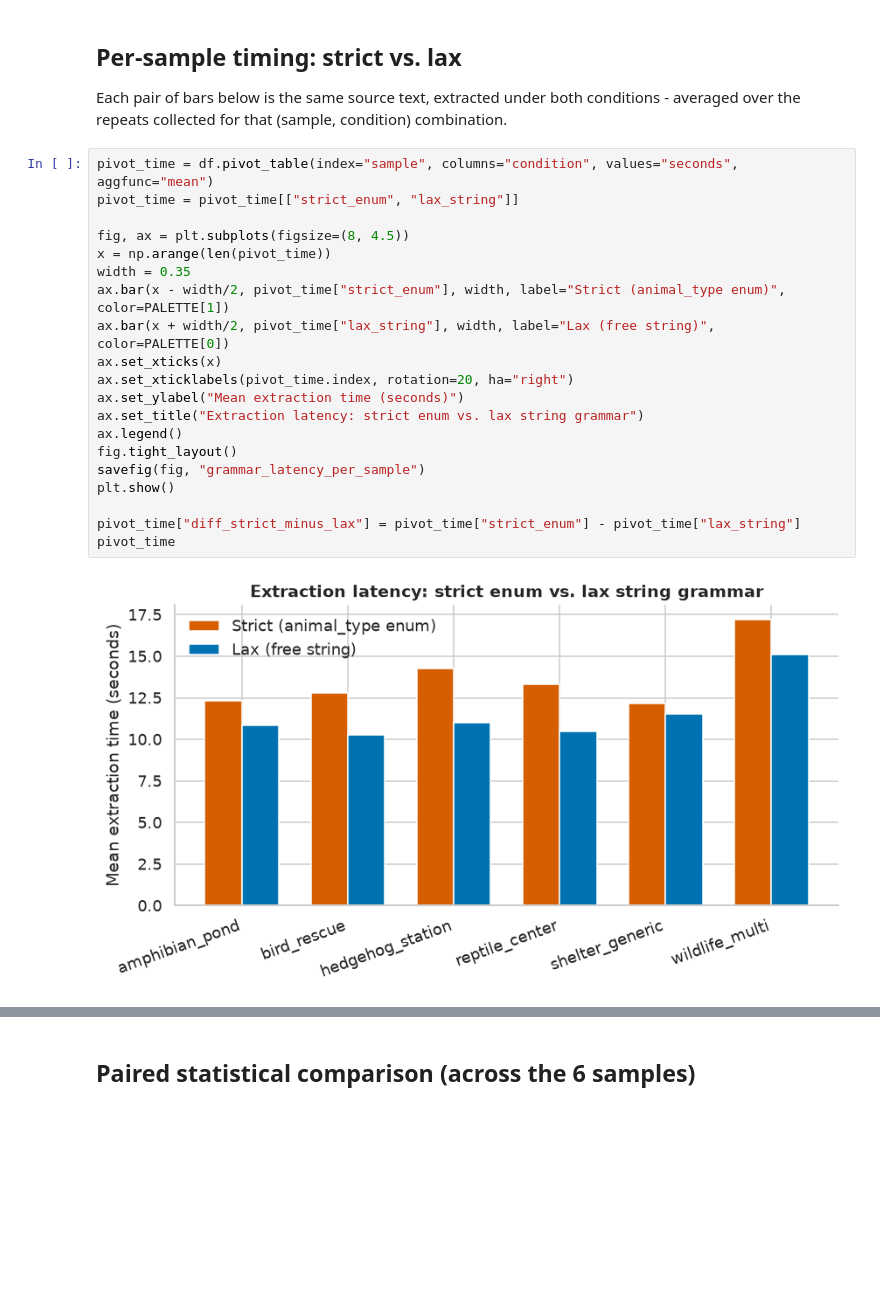
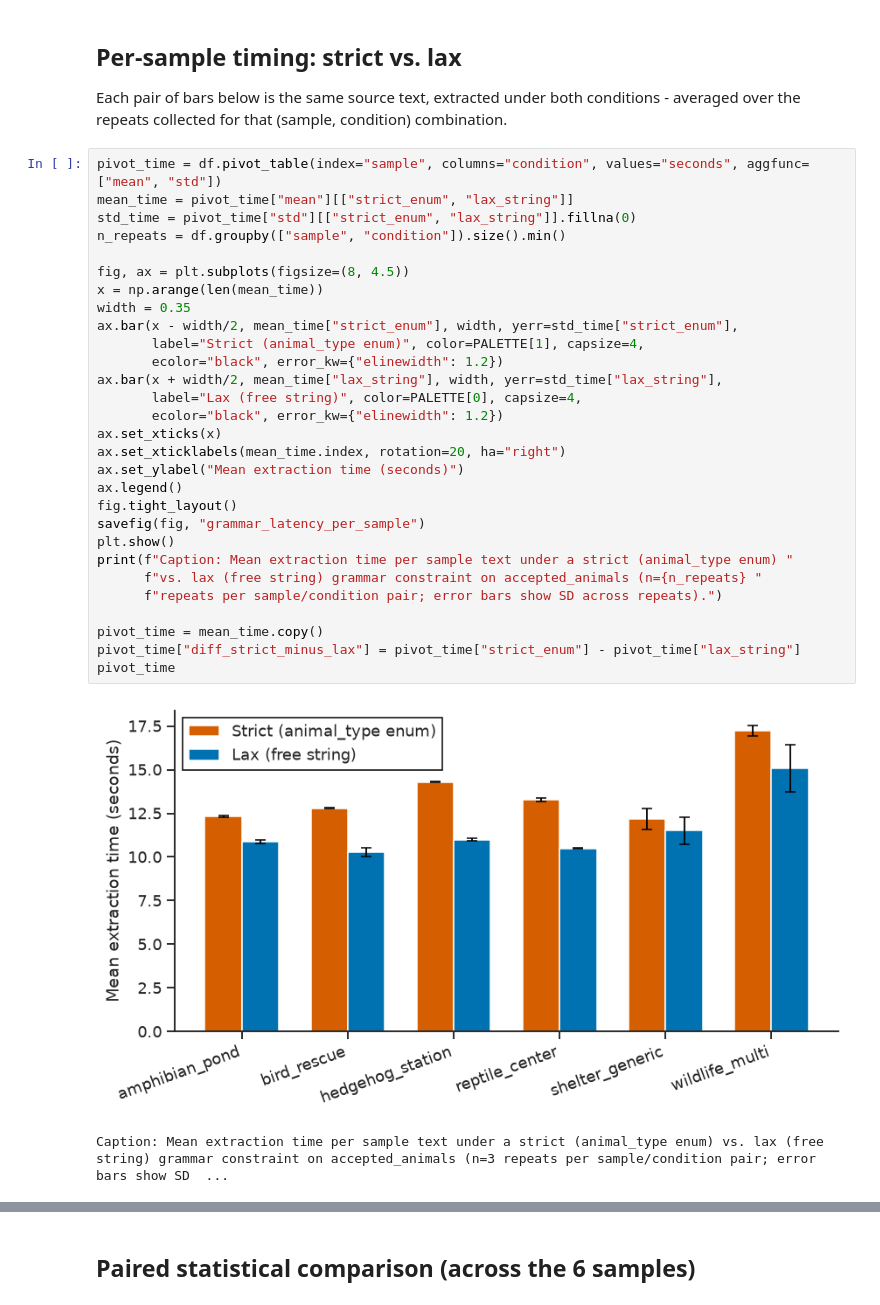
Before and after one commit to idioticDolphin/RescueAnt, a Jupyter notebook: notebooks/grammar_strictness.ipynb, the cells around one changed output, grey strips where cells are left out. Saved outputs shown, nothing was run; the diff lists cells and outputs as text; blank space fills up the shorter version.

```diff
--- a/notebooks/grammar_strictness.ipynb
+++ b/notebooks/grammar_strictness.ipynb
@@ -58,27 +58,37 @@ df
 Each pair of bars below is the same source text, extracted under both conditions -
 averaged over the repeats collected for that (sample, condition) combination.
 # %%
-pivot_time = df.pivot_table(index="sample", columns="condition", values="seconds", aggfunc="mean")
-pivot_time = pivot_time[["strict_enum", "lax_string"]]
+pivot_time = df.pivot_table(index="sample", columns="condition", values="seconds", aggfunc=["mean", "std"])
+mean_time = pivot_time["mean"][["strict_enum", "lax_string"]]
+std_time = pivot_time["std"][["strict_enum", "lax_string"]].fillna(0)
+n_repeats = df.groupby(["sample", "condition"]).size().min()
 
 fig, ax = plt.subplots(figsize=(8, 4.5))
-x = np.arange(len(pivot_time))
+x = np.arange(len(mean_time))
 width = 0.35
-ax.bar(x - width/2, pivot_time["strict_enum"], width, label="Strict (animal_type enum)", color=PALETTE[1])
-ax.bar(x + width/2, pivot_time["lax_string"], width, label="Lax (free string)", color=PALETTE[0])
+ax.bar(x - width/2, mean_time["strict_enum"], width, yerr=std_time["strict_enum"],
+       label="Strict (animal_type enum)", color=PALETTE[1], capsize=4,
+       ecolor="black", error_kw={"elinewidth": 1.2})
+ax.bar(x + width/2, mean_time["lax_string"], width, yerr=std_time["lax_string"],
+       label="Lax (free string)", color=PALETTE[0], capsize=4,
+       ecolor="black", error_kw={"elinewidth": 1.2})
 ax.set_xticks(x)
-ax.set_xticklabels(pivot_time.index, rotation=20, ha="right")
+ax.set_xticklabels(mean_time.index, rotation=20, ha="right")
 ax.set_ylabel("Mean extraction time (seconds)")
-ax.set_title("Extraction latency: strict enum vs. lax string grammar")
 ax.legend()
 fig.tight_layout()
 savefig(fig, "grammar_latency_per_sample")
 plt.show()
+print(f"Caption: Mean extraction time per sample text under a strict (animal_type enum) "
+      f"vs. lax (free string) grammar constraint on accepted_animals (n={n_repeats} "
+      f"repeats per sample/condition pair; error bars show SD across repeats).")
 
+pivot_time = mean_time.copy()
 pivot_time["diff_strict_minus_lax"] = pivot_time["strict_enum"] - pivot_time["lax_string"]
 pivot_time
 # %% [output]
-[figure, old version]
+[figure, new version]
+Caption: Mean extraction time per sample text under a strict (animal_type enum) vs. lax (free string) grammar constraint on accepted_animals (n=3 repeats per sample/condition pair; error bars show SD  ...
 | condition | strict_enum | lax_string | diff_strict_minus_lax |
 | sample |  |  |  |
 | amphibian_pond | 12.321333 | 10.870667 | 1.450667 |
```
Also changed, not shown: parts of 2 cells of this notebook, 11 other files.
